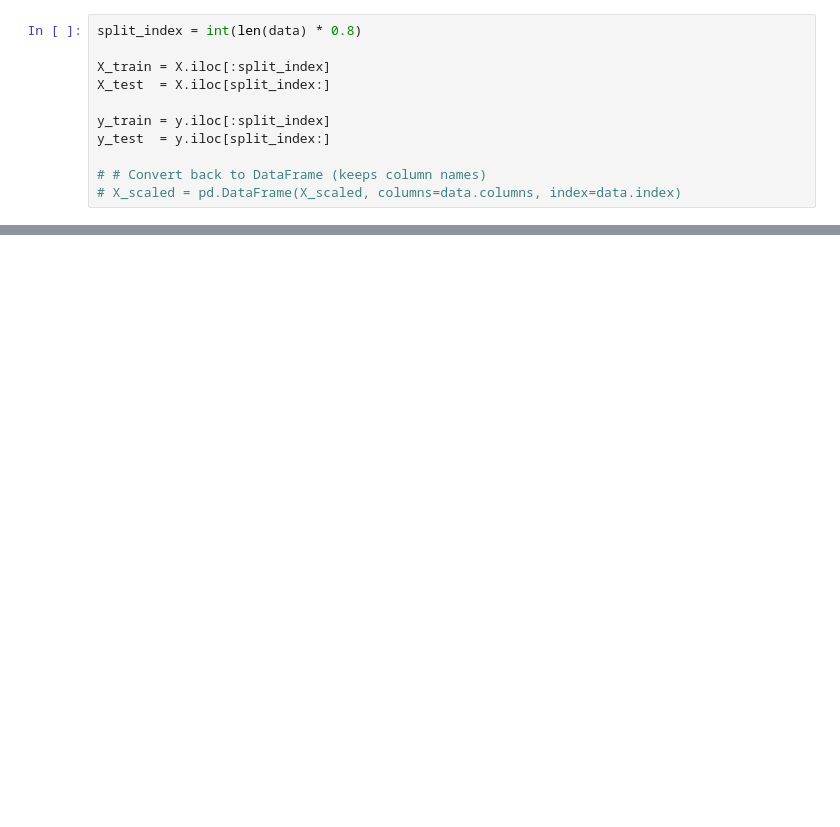
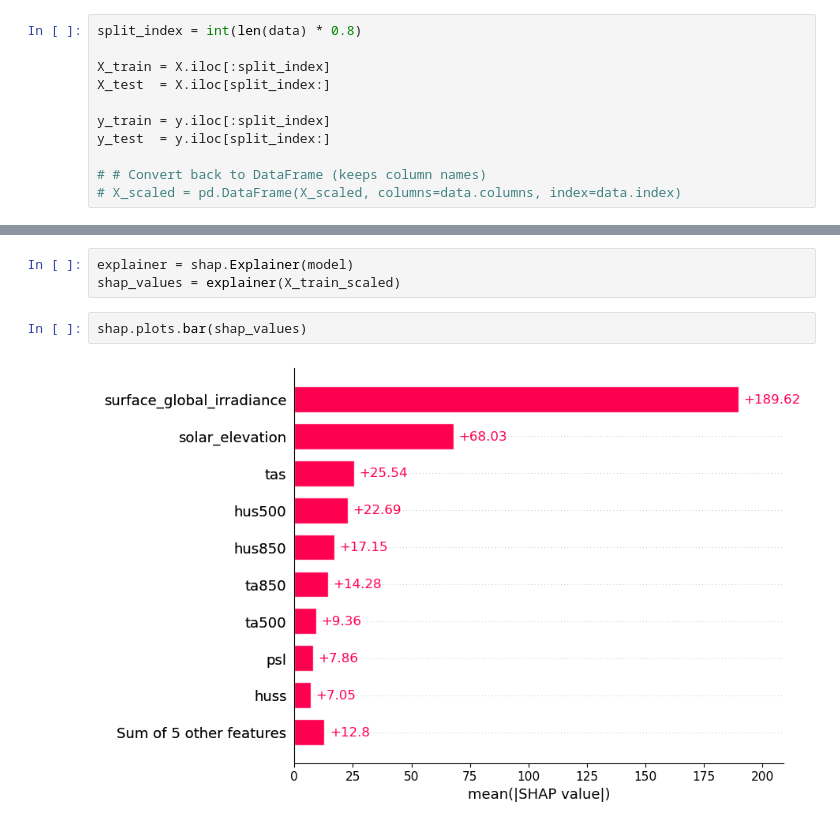
Before and after one commit to cdoedens/solar-nowcast, a Jupyter notebook: mouse/xgboost.ipynb, the cells around one changed output, grey strips where cells are left out. Drawn from its saved outputs; the diff is of its cells as text; blank space fills up the shorter version.

```diff
--- a/mouse/xgboost.ipynb
+++ b/mouse/xgboost.ipynb
@@ -123,0 +178,7 @@ dtype: float32
+# %%
+explainer = shap.Explainer(model)
+shap_values = explainer(X_train_scaled)
+# %%
+shap.plots.bar(shap_values)
+# %% [output]
+[figure, added]
```
Also changed, not shown: parts of 17 cells of this notebook.
